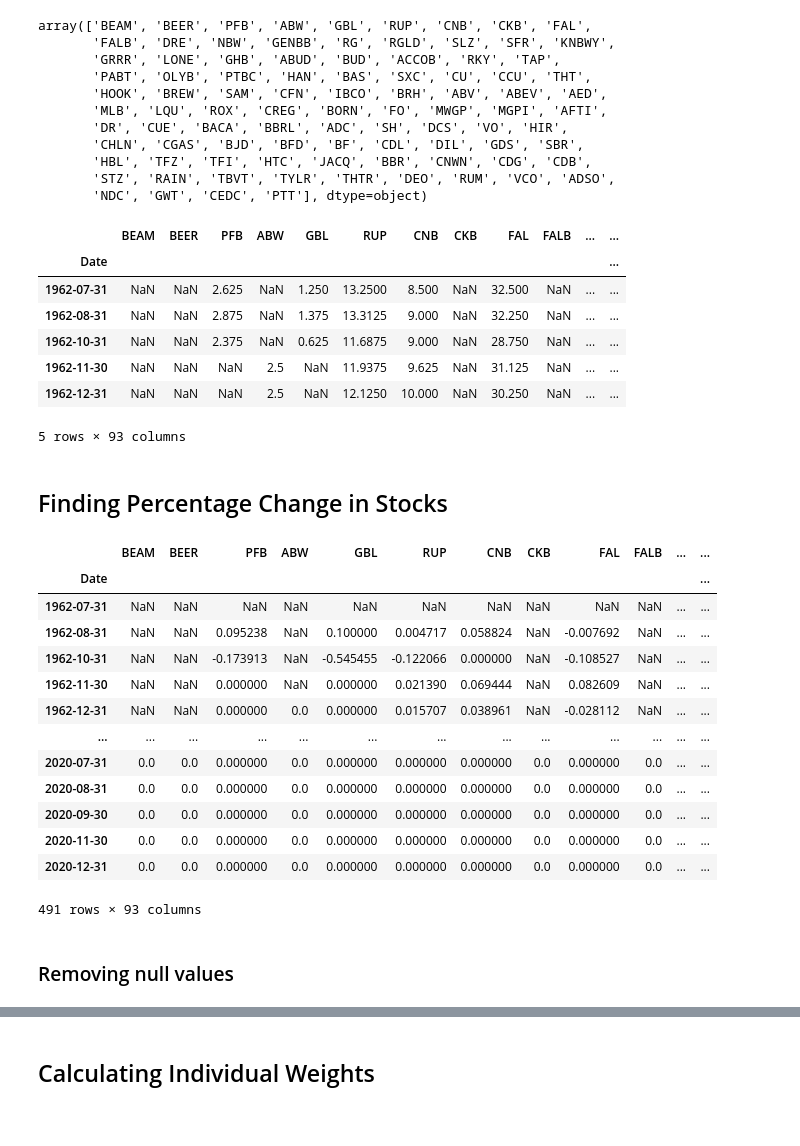
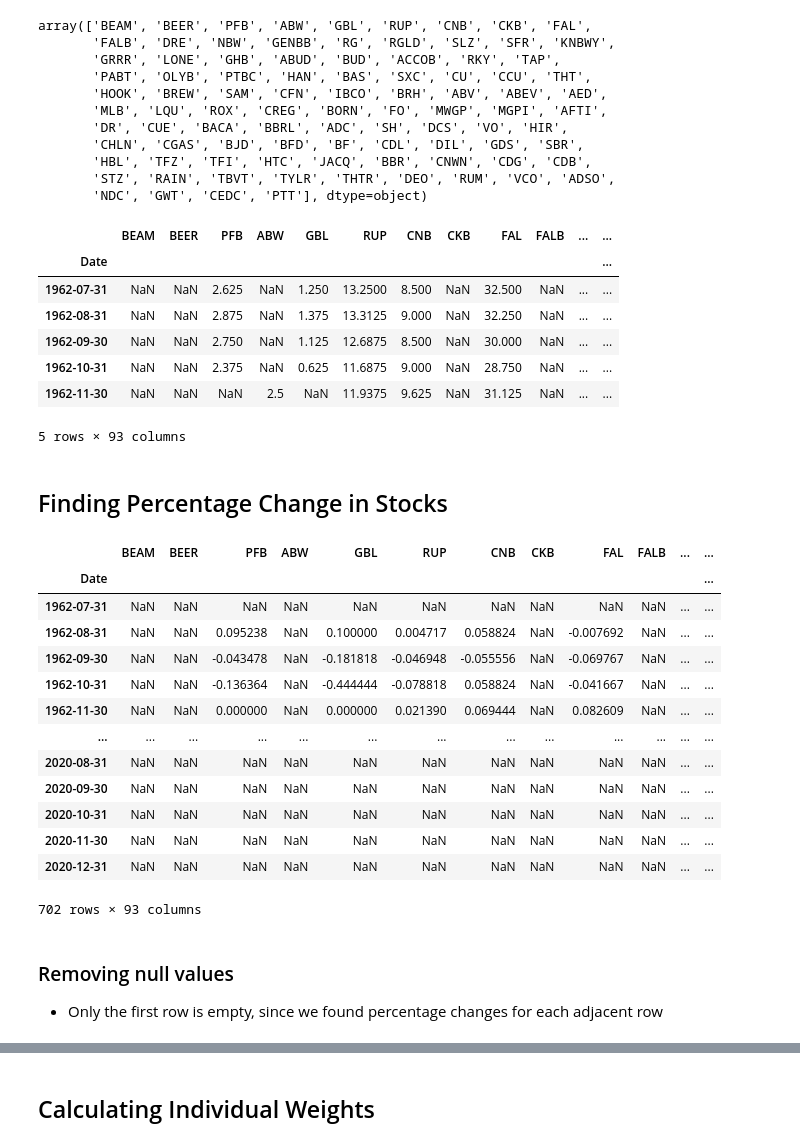
Before and after one commit to statistactics/sin-stocks, a Jupyter notebook: PORTFOLIO_CONSTRUCTION.ipynb, the cells around one changed output, grey strips where cells are left out. Cells and saved outputs as stored; diff of their text form; code cells hidden in the pictures.

```diff
--- a/PORTFOLIO_CONSTRUCTION.ipynb
+++ b/PORTFOLIO_CONSTRUCTION.ipynb
@@ -39,7 +39,7 @@ array(['FARM', 'GMCR', 'PEET', 'JVA'], dtype=object)
 # %% [markdown]
 # Reading in Files
 # %%
-stocks_df = pd.read_csv("stocks_fama_recession.csv", parse_dates = ["Unnamed: 0"])
+stocks_df = pd.read_csv("final_merged.csv", parse_dates = ["Unnamed: 0"])
 stocks_df.set_index("Unnamed: 0", inplace=True)
 stocks_df.index.name = "Date"
 stocks_df.head()
@@ -80,32 +80,33 @@ sin_stocks.head()
 | Date |  |  |  |  |  |  |  |  |  |  |  | ... |
 | 1962-07-31 | NaN | NaN | 2.625 | NaN | 1.250 | 13.2500 | 8.500 | NaN | 32.500 | NaN | ... | ... |
 | 1962-08-31 | NaN | NaN | 2.875 | NaN | 1.375 | 13.3125 | 9.000 | NaN | 32.250 | NaN | ... | ... |
+| 1962-09-30 | NaN | NaN | 2.750 | NaN | 1.125 | 12.6875 | 8.500 | NaN | 30.000 | NaN | ... | ... |
 | 1962-10-31 | NaN | NaN | 2.375 | NaN | 0.625 | 11.6875 | 9.000 | NaN | 28.750 | NaN | ... | ... |
 | 1962-11-30 | NaN | NaN | NaN | 2.5 | NaN | 11.9375 | 9.625 | NaN | 31.125 | NaN | ... | ... |
-| 1962-12-31 | NaN | NaN | NaN | 2.5 | NaN | 12.1250 | 10.000 | NaN | 30.250 | NaN | ... | ... |
 5 rows × 93 columns
 # %% [markdown]
 ## Finding Percentage Change in Stocks
 # %%
-returns_df = sin_stocks.pct_change()
+returns_df = sin_stocks.pct_change(limit = 1)
 returns_df
 # %% [output]
 |  | BEAM | BEER | PFB | ABW | GBL | RUP | CNB | CKB | FAL | FALB | ... | ... |
 | Date |  |  |  |  |  |  |  |  |  |  |  | ... |
 | 1962-07-31 | NaN | NaN | NaN | NaN | NaN | NaN | NaN | NaN | NaN | NaN | ... | ... |
 | 1962-08-31 | NaN | NaN | 0.095238 | NaN | 0.100000 | 0.004717 | 0.058824 | NaN | -0.007692 | NaN | ... | ... |
-| 1962-10-31 | NaN | NaN | -0.173913 | NaN | -0.545455 | -0.122066 | 0.000000 | NaN | -0.108527 | NaN | ... | ... |
+| 1962-09-30 | NaN | NaN | -0.043478 | NaN | -0.181818 | -0.046948 | -0.055556 | NaN | -0.069767 | NaN | ... | ... |
+| 1962-10-31 | NaN | NaN | -0.136364 | NaN | -0.444444 | -0.078818 | 0.058824 | NaN | -0.041667 | NaN | ... | ... |
 | 1962-11-30 | NaN | NaN | 0.000000 | NaN | 0.000000 | 0.021390 | 0.069444 | NaN | 0.082609 | NaN | ... | ... |
-| 1962-12-31 | NaN | NaN | 0.000000 | 0.0 | 0.000000 | 0.015707 | 0.038961 | NaN | -0.028112 | NaN | ... | ... |
 | ... | ... | ... | ... | ... | ... | ... | ... | ... | ... | ... | ... | ... |
-| 2020-07-31 | 0.0 | 0.0 | 0.000000 | 0.0 | 0.000000 | 0.000000 | 0.000000 | 0.0 | 0.000000 | 0.0 | ... | ... |
-| 2020-08-31 | 0.0 | 0.0 | 0.000000 | 0.0 | 0.000000 | 0.000000 | 0.000000 | 0.0 | 0.000000 | 0.0 | ... | ... |
-| 2020-09-30 | 0.0 | 0.0 | 0.000000 | 0.0 | 0.000000 | 0.000000 | 0.000000 | 0.0 | 0.000000 | 0.0 | ... | ... |
-| 2020-11-30 | 0.0 | 0.0 | 0.000000 | 0.0 | 0.000000 | 0.000000 | 0.000000 | 0.0 | 0.000000 | 0.0 | ... | ... |
-| 2020-12-31 | 0.0 | 0.0 | 0.000000 | 0.0 | 0.000000 | 0.000000 | 0.000000 | 0.0 | 0.000000 | 0.0 | ... | ... |
+| 2020-08-31 | NaN | NaN | NaN | NaN | NaN | NaN | NaN | NaN | NaN | NaN | ... | ... |
+| 2020-09-30 | NaN | NaN | NaN | NaN | NaN | NaN | NaN | NaN | NaN | NaN | ... | ... |
+| 2020-10-31 | NaN | NaN | NaN | NaN | NaN | NaN | NaN | NaN | NaN | NaN | ... | ... |
+| 2020-11-30 | NaN | NaN | NaN | NaN | NaN | NaN | NaN | NaN | NaN | NaN | ... | ... |
+| 2020-12-31 | NaN | NaN | NaN | NaN | NaN | NaN | NaN | NaN | NaN | NaN | ... | ... |
-491 rows × 93 columns
+702 rows × 93 columns
-# %% [markdown]
-### Removing null values
+# %% [markdown]
+### Removing null values
+- Only the first row is empty, since we found percentage changes for each adjacent row
 # %%
 returns_df.dropna(how = "all", inplace=True)
 returns_df
```
Also changed, not shown: parts of 17 cells of this notebook, 1 other file.
